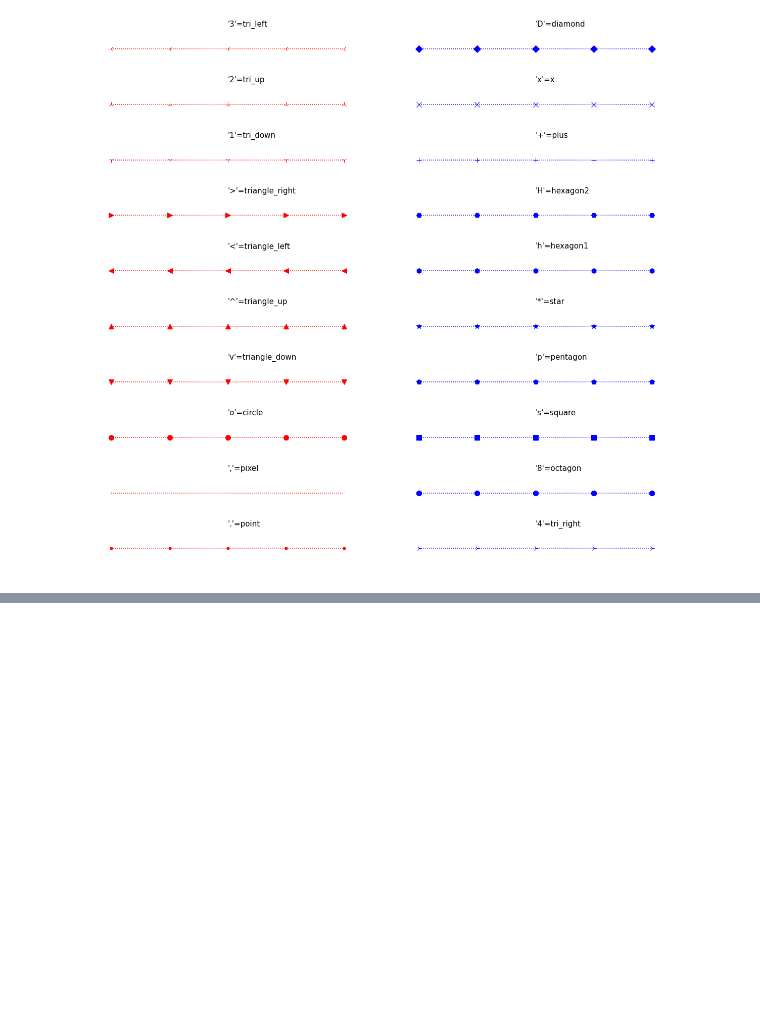
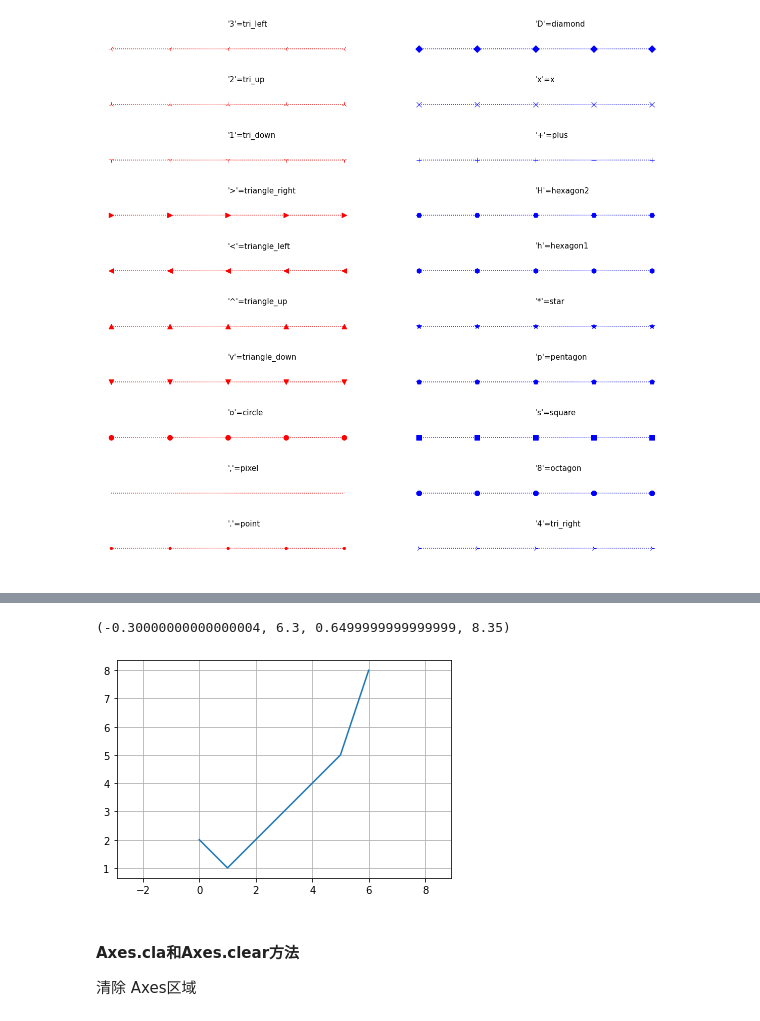
Before and after one commit to mtf0111/PythonDemo, a Jupyter notebook: demo_matplotlib.ipynb, the cells around one changed output, grey strips where cells are left out. Cells and saved outputs as stored; diff of their text form; code cells hidden in the pictures; blank space fills up the shorter version.

Commit message:
matplotlib库学习

```diff
--- a/demo_matplotlib.ipynb
+++ b/demo_matplotlib.ipynb
@@ -22,0 +30,5 @@ plt.show()
+# %%
+import matplotlib.pyplot as plt
+# 注册全局字体
+plt.rcParams['font.sans-serif'] = ['simsun']
+# plt.rcParams['font.family'] = ['simsun']
@@ -178,0 +244,28 @@ plt.show()
+# %%
+import matplotlib.pyplot as plt
+# axis方法 快速获取或设置一些轴的属性
+# axis(*args, emit=True, **kwargs)
+# Call signatures:
+# xmin, xmax, ymin, ymax = axis()
+# xmin, xmax, ymin, ymax = axis([xmin, xmax, ymin, ymax])
+# xmin, xmax, ymin, ymax = axis(option)
+# xmin, xmax, ymin, ymax = axis(**kwargs)
+# Parameters：
+# [xmin, xmax, ymin, ymax] 设置X-Y坐标的最小最大刻度
+# bool or Str
+# bool 显示或隐藏X-Y轴以及X-Ylabe
+# Str in ['on','off','equal', 'scaled', 'tight','auto','image','square']
+# Returns  xmin, xmax, ymin, ymax  : float
+fig, ax = plt.subplots()
+ax.plot([0,1,2,3,4,5,6],[2,1,2,3,4,5,8])
+# ax.axis([0,5,0,5])
+print(ax.axis('equal'))
+ax.grid()
+plt.show()
+# print(help(ax.axis))
+# %% [output]
+(-0.30000000000000004, 6.3, 0.6499999999999999, 8.35)
+[figure, added]
+# %% [markdown]
+#### Axes.cla和Axes.clear方法
+清除 Axes区域
```
Also changed, not shown: parts of 39 cells of this notebook.
